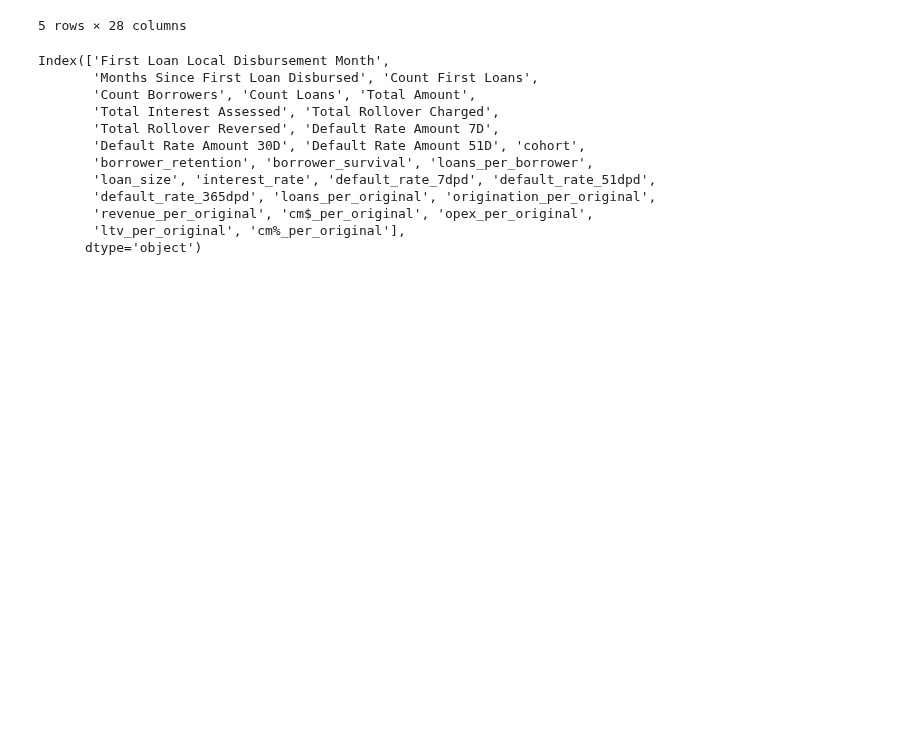
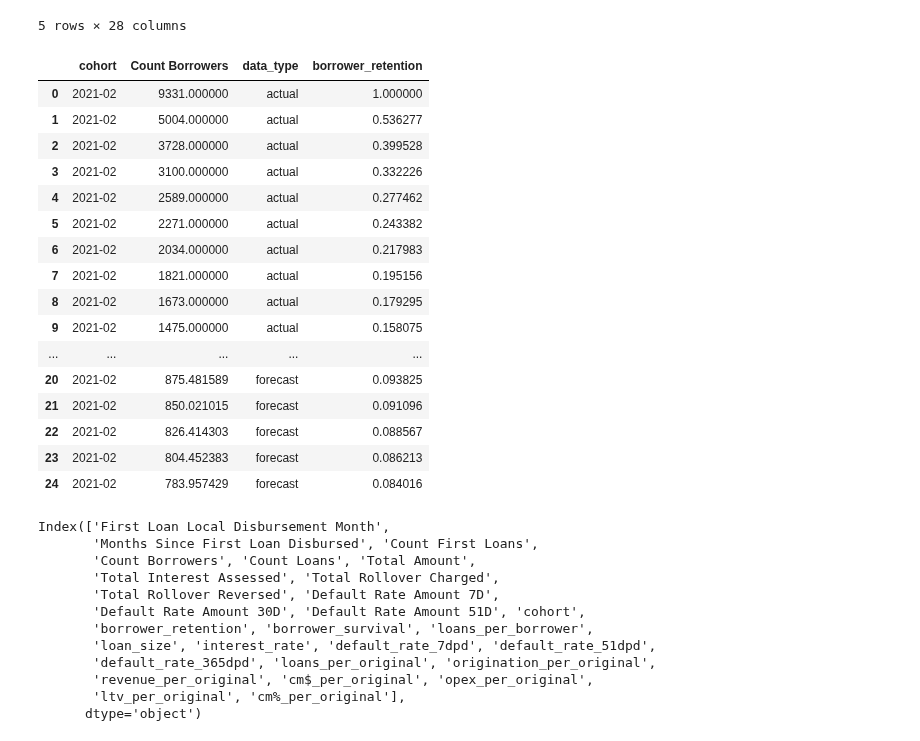
Before and after one commit to kliao-tala/pyltv, a Jupyter notebook: pLTV Python Model Build.ipynb, the cells around one changed output. Drawn from its saved outputs; the diff is of its cells as text; code cells hidden in the pictures; blank space fills up the shorter version.

Commit message:
added retention forecast function to model

```diff
--- a/pLTV Python Model Build.ipynb
+++ b/pLTV Python Model Build.ipynb
@@ -271,15 +271,14 @@ class Model:
     # --- FORECAST FUNCTIONS --- #
     def forecast_borrowers(self, months=24):
         """
+        Generates a forecast of "Count Borrowers" out to the input number of months.
+        The original and forecasted values are returned as a new dataframe, set as
+        a new attribute of the model, *.forecast*.
+
         Parameters
         ----------
         months : int
             Number of months to forecast to.
-
-        Returns
-        -------
-        forecast : pandas DataFrame
-            Dataframe containing original plus forecasted data.
         """
 
         # initialize alpha and beta, optimized later by model
@@ -335,7 +334,32 @@ class Model:
 
                 forecast_dfs.append(c_data)
 
-        return pd.concat(forecast_dfs)
+        self.forecast = pd.concat(forecast_dfs)
+
+
+    def forecast_retention(self, months=24):
+        """
+        Generates a forecast of "Count Borrowers" out to the input number of months.
+        The original and forecasted values are returned as a new dataframe, set as
+        a new attribute of the model, *.forecast*.
+
+        Parameters
+        ----------
+        months : int
+            Number of months to forecast to.
+        """
+
+        forecast_dfs = []
+
+        for cohort in self.forecast.cohort.unique():
+            # data for current cohort
+            c_data = self.forecast[self.forecast.cohort==cohort]
+
+            c_data['borrower_retention'] = m.borrower_retention(c_data)
+
+            forecast_dfs.append(c_data)
+
+        self.forecast = pd.concat(forecast_dfs)
 
 
     def forecast(self):
@@ -381,3 +408,23 @@ m.data.head()
+# %%
+m.forecast[m.forecast.cohort=='2021-02']
+# %% [output]
+|  | cohort | Count Borrowers | data_type | borrower_retention |
+| 0 | 2021-02 | 9331.000000 | actual | 1.000000 |
+| 1 | 2021-02 | 5004.000000 | actual | 0.536277 |
+| 2 | 2021-02 | 3728.000000 | actual | 0.399528 |
+| 3 | 2021-02 | 3100.000000 | actual | 0.332226 |
+| 4 | 2021-02 | 2589.000000 | actual | 0.277462 |
+| 5 | 2021-02 | 2271.000000 | actual | 0.243382 |
+| 6 | 2021-02 | 2034.000000 | actual | 0.217983 |
+| 7 | 2021-02 | 1821.000000 | actual | 0.195156 |
+| 8 | 2021-02 | 1673.000000 | actual | 0.179295 |
+| 9 | 2021-02 | 1475.000000 | actual | 0.158075 |
+| ... | ... | ... | ... | ... |
+| 20 | 2021-02 | 875.481589 | forecast | 0.093825 |
+| 21 | 2021-02 | 850.021015 | forecast | 0.091096 |
+| 22 | 2021-02 | 826.414303 | forecast | 0.088567 |
+| 23 | 2021-02 | 804.452383 | forecast | 0.086213 |
+| 24 | 2021-02 | 783.957429 | forecast | 0.084016 |
 # %%
 m.data.columns
 # %% [output]
```
Also changed, not shown: parts of 1 cell of this notebook.
